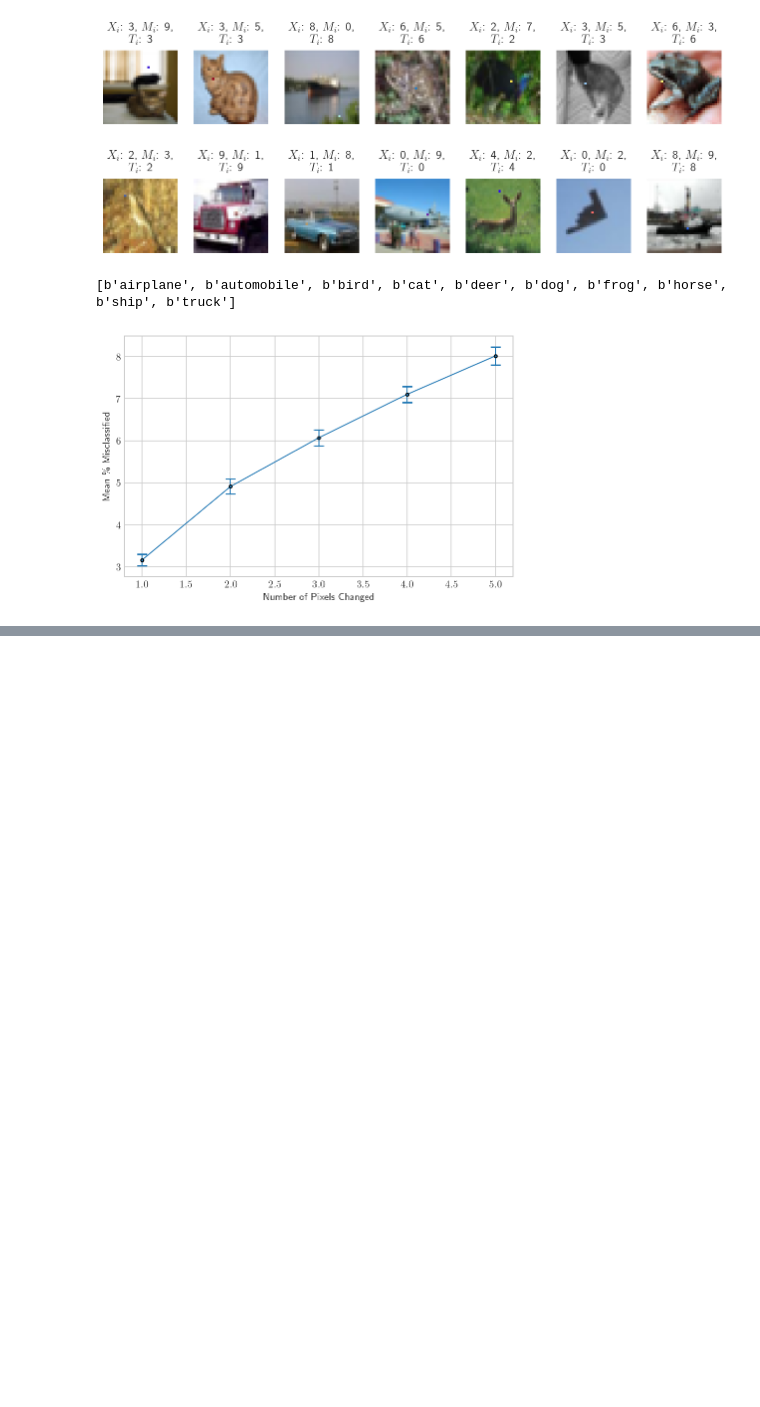
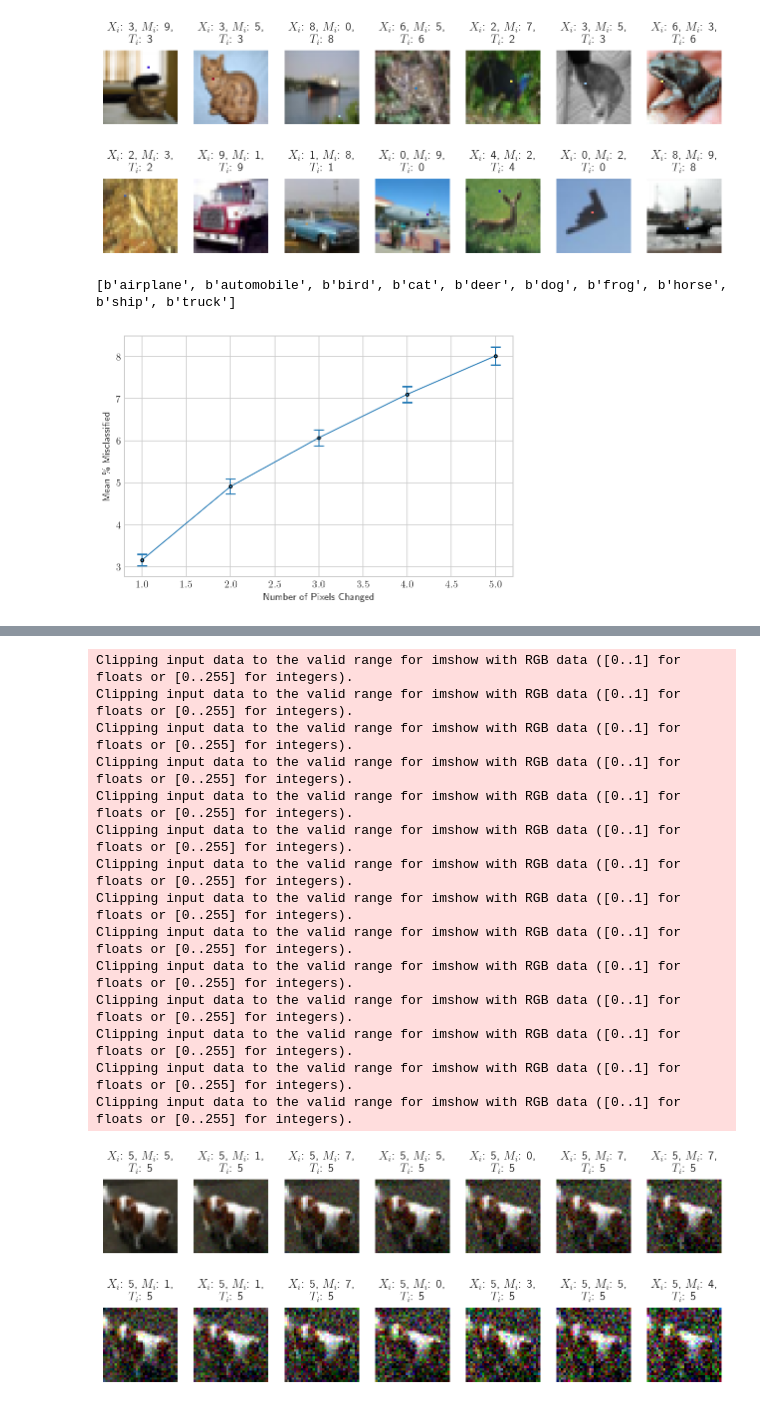
Before and after one commit to stockeh/augmented-image-classification, a Jupyter notebook: notebooks/Dolan-Noise.ipynb, the cells around one changed output, grey strips where cells are left out. Saved outputs shown, nothing was run; the diff lists cells and outputs as text; code cells hidden in the pictures; blank space fills up the shorter version.

```diff
--- a/notebooks/Dolan-Noise.ipynb
+++ b/notebooks/Dolan-Noise.ipynb
@@ -171,0 +199,39 @@ Total of 114 misclassified samples,
+# %%
+index = 1675
+augmented = []
+for i in np.linspace(0.005, 0.2, 14):
+    augmented.append(per.add_image_noise(Xtest[index], i))
+augmented = np.array(augmented)
+# %%
+plt.figure(figsize=(9, 4))
+
+Xset_class, _ = nnet.use(Xtest[index:index+1])
+print()
+for i in range(14):
+    plt.subplot(2, 7, i + 1)
+    plt.imshow(np.moveaxis(augmented[i, ...], 0, 2), interpolation='nearest')
+
+    Xcopy_class, _ = nnet.use(augmented[i:i+1])
+    plt.title('$X_i$: {0}, $M_i$: {1},\n$T_i$: {2}'.format(Xset_class[0][0],
+                                                           Xcopy_class[0][0],
+                                                           Ttest[index][0]))
+    plt.axis('off')
+plt.tight_layout();
+plt.savefig('./media/gradient_noise.pdf', bbox_inches='tight')
+plt.show();
+# %% [output]
+Clipping input data to the valid range for imshow with RGB data ([0..1] for floats or [0..255] for integers).
+Clipping input data to the valid range for imshow with RGB data ([0..1] for floats or [0..255] for integers).
+Clipping input data to the valid range for imshow with RGB data ([0..1] for floats or [0..255] for integers).
+Clipping input data to the valid range for imshow with RGB data ([0..1] for floats or [0..255] for integers).
+Clipping input data to the valid range for imshow with RGB data ([0..1] for floats or [0..255] for integers).
+Clipping input data to the valid range for imshow with RGB data ([0..1] for floats or [0..255] for integers).
+Clipping input data to the valid range for imshow with RGB data ([0..1] for floats or [0..255] for integers).
+Clipping input data to the valid range for imshow with RGB data ([0..1] for floats or [0..255] for integers).
+Clipping input data to the valid range for imshow with RGB data ([0..1] for floats or [0..255] for integers).
+Clipping input data to the valid range for imshow with RGB data ([0..1] for floats or [0..255] for integers).
+Clipping input data to the valid range for imshow with RGB data ([0..1] for floats or [0..255] for integers).
+Clipping input data to the valid range for imshow with RGB data ([0..1] for floats or [0..255] for integers).
+Clipping input data to the valid range for imshow with RGB data ([0..1] for floats or [0..255] for integers).
+Clipping input data to the valid range for imshow with RGB data ([0..1] for floats or [0..255] for integers).
+[figure, added]
```
Also changed, not shown: parts of 5 cells of this notebook.
